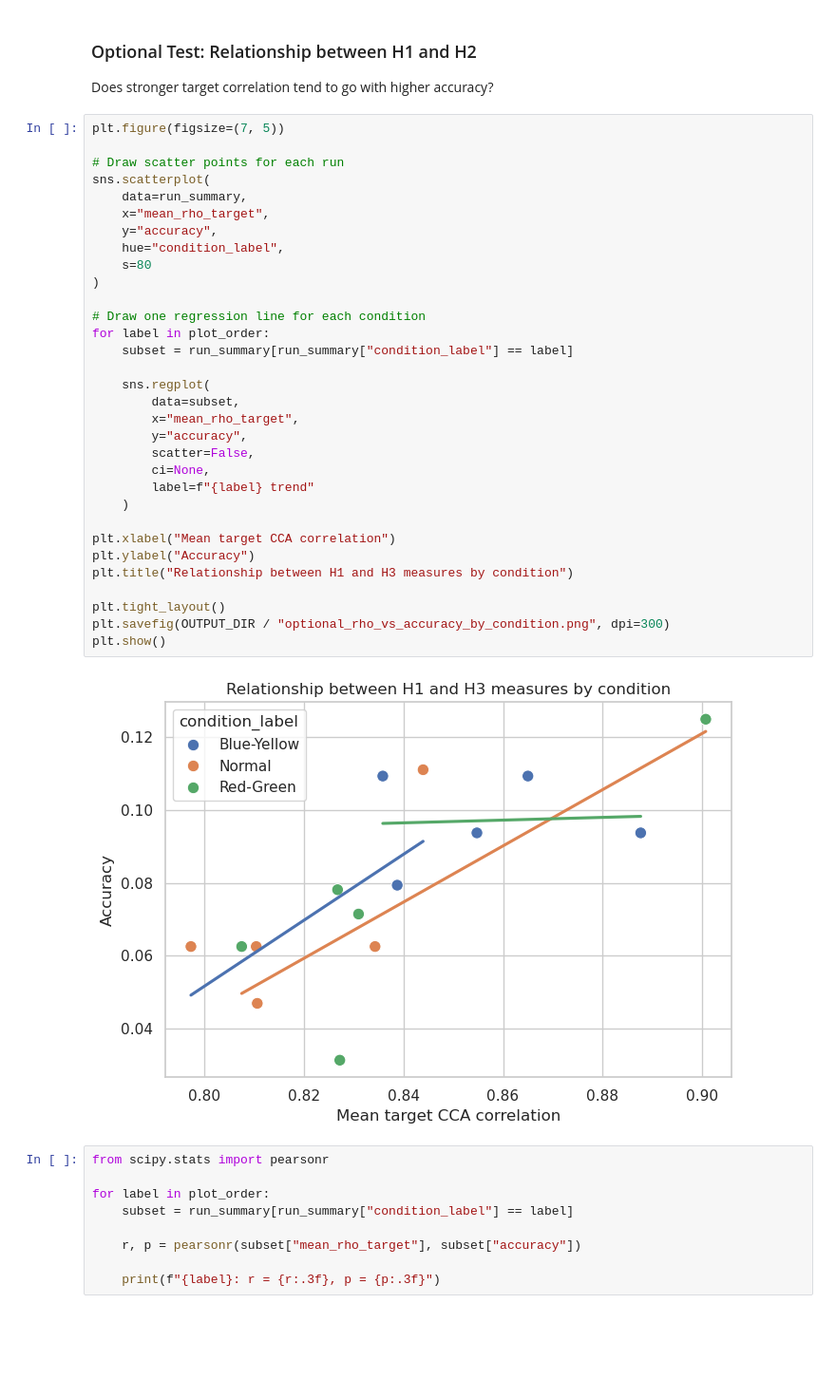
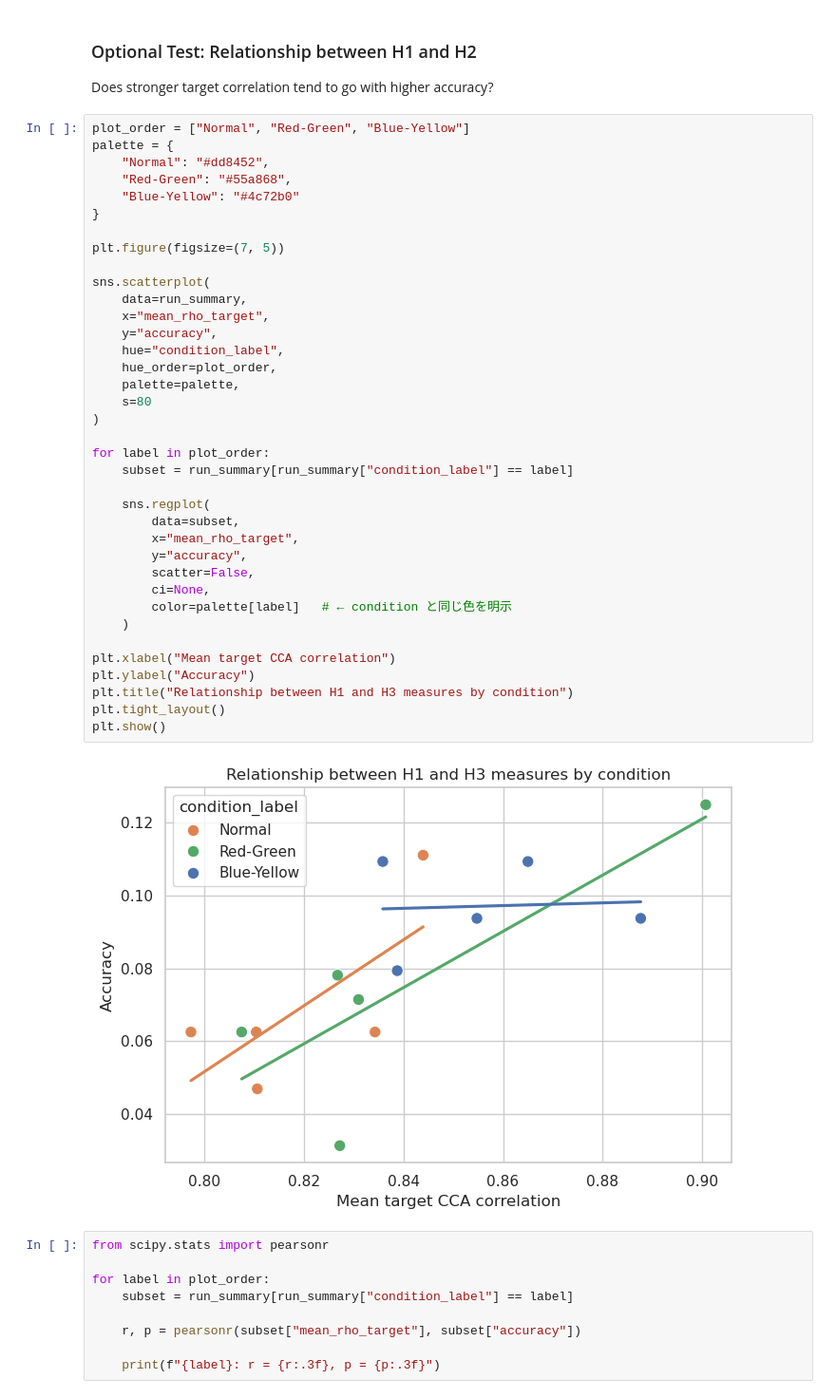
Before and after one commit to cogs189-team3/OpenVEP, a Jupyter notebook: notebooks/visualization.ipynb, the cells around one changed output. Shown at 95% size. Drawn from its saved outputs; the diff is of its cells as text; blank space fills up the shorter version.

```diff
--- a/notebooks/visualization.ipynb
+++ b/notebooks/visualization.ipynb
@@ -247,39 +247,44 @@ plt.show()
 ### Optional Test: Relationship between H1 and H2
 Does stronger target correlation tend to go with higher accuracy?
 # %%
+plot_order = ["Normal", "Red-Green", "Blue-Yellow"]
+palette = {
+    "Normal": "#dd8452",
+    "Red-Green": "#55a868",
+    "Blue-Yellow": "#4c72b0"
+}
+
 plt.figure(figsize=(7, 5))
 
-# Draw scatter points for each run
 sns.scatterplot(
     data=run_summary,
     x="mean_rho_target",
     y="accuracy",
     hue="condition_label",
+    hue_order=plot_order,
+    palette=palette,
     s=80
 )
 
-# Draw one regression line for each condition
 for label in plot_order:
     subset = run_summary[run_summary["condition_label"] == label]
 
     sns.regplot(
         data=subset,
         x="mean_rho_target",
         y="accuracy",
         scatter=False,
         ci=None,
-        label=f"{label} trend"
+        color=palette[label]   # ← condition と同じ色を明示
     )
 
 plt.xlabel("Mean target CCA correlation")
 plt.ylabel("Accuracy")
 plt.title("Relationship between H1 and H3 measures by condition")
-
 plt.tight_layout()
-plt.savefig(OUTPUT_DIR / "optional_rho_vs_accuracy_by_condition.png", dpi=300)
 plt.show()
 # %% [output]
-[figure, old version]
+[figure, new version]
 # %%
 from scipy.stats import pearsonr
 
```
Also changed, not shown: parts of 1 cell of this notebook, 1 other file.
